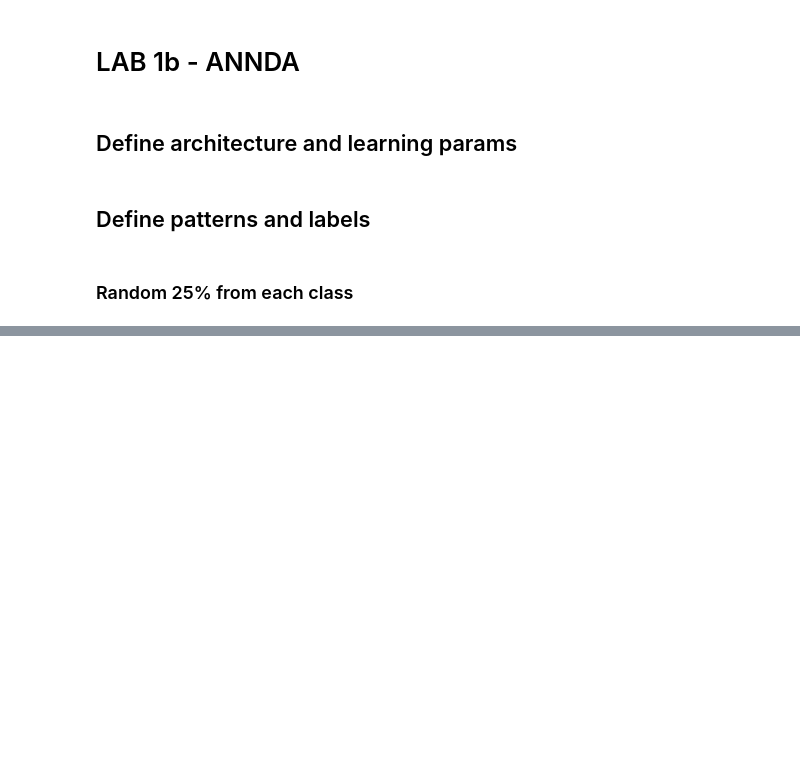
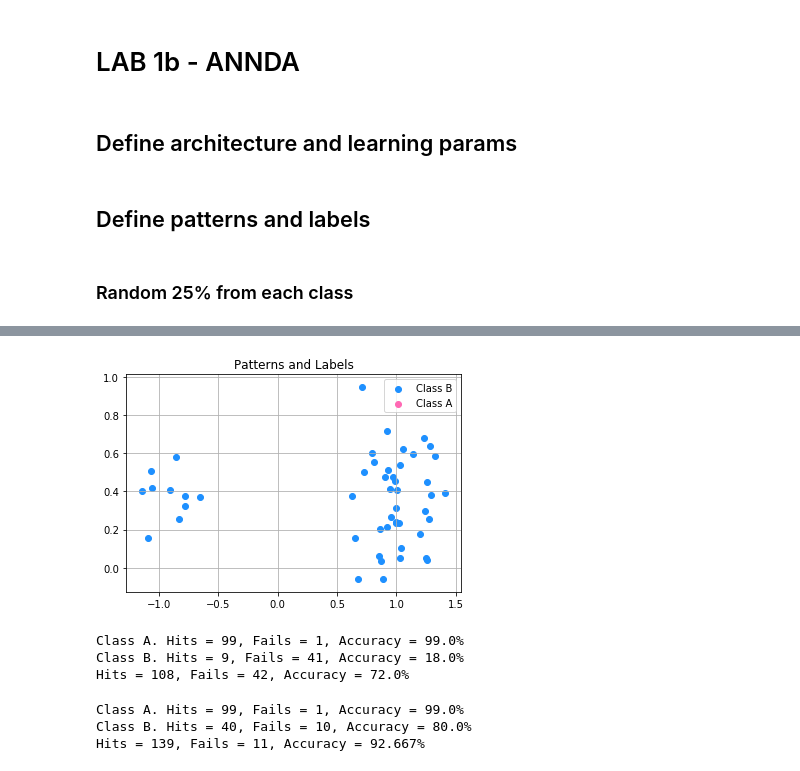
Before and after one commit to alejp1998/annda_lab1b, a Jupyter notebook: lab1b.ipynb, the cells around one changed output, grey strips where cells are left out. Cells and saved outputs as stored; diff of their text form; code cells hidden in the pictures; blank space fills up the shorter version.

```diff
--- a/lab1b.ipynb
+++ b/lab1b.ipynb
@@ -77,0 +93,5 @@ lab1b.plot_error(epoch_mses,'MSE')
+# %%
+# Plot the patterns and labels
+lab1b.plot_data(X_valid,T_valid)
+# %% [output]
+[figure, added]
@@ -77,0 +104,6 @@ lab1b.plot_error(epoch_mses,'MSE')
+# %%
+T_guessed,accuracy_pos, accuracy_neg, accuracy = nn.classify(X_train,T_train,True)
+# %% [output]
+Class A. Hits = 99, Fails = 1, Accuracy = 99.0%
+Class B. Hits = 9, Fails = 41, Accuracy = 18.0%
+Hits = 108, Fails = 42, Accuracy = 72.0%
@@ -77,0 +112,6 @@ lab1b.plot_error(epoch_mses,'MSE')
+# %%
+T_guessed, accuracy_pos, accuracy_neg, accuracy = nn.classify(X_train,T_train,True)
+# %% [output]
+Class A. Hits = 99, Fails = 1, Accuracy = 99.0%
+Class B. Hits = 40, Fails = 10, Accuracy = 80.0%
+Hits = 139, Fails = 11, Accuracy = 92.667%
```
Also changed, not shown: parts of 21 cells of this notebook, 1 other file.
